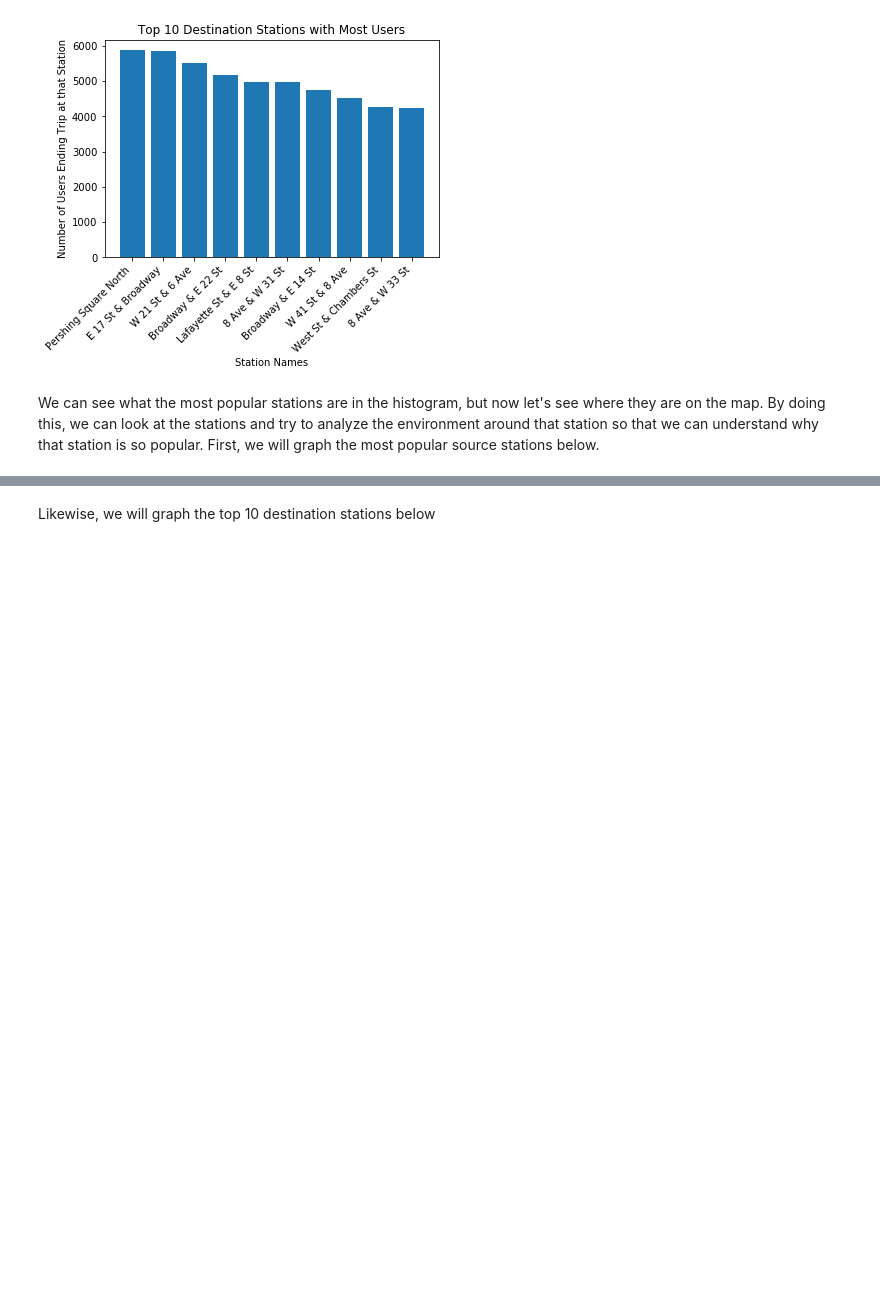
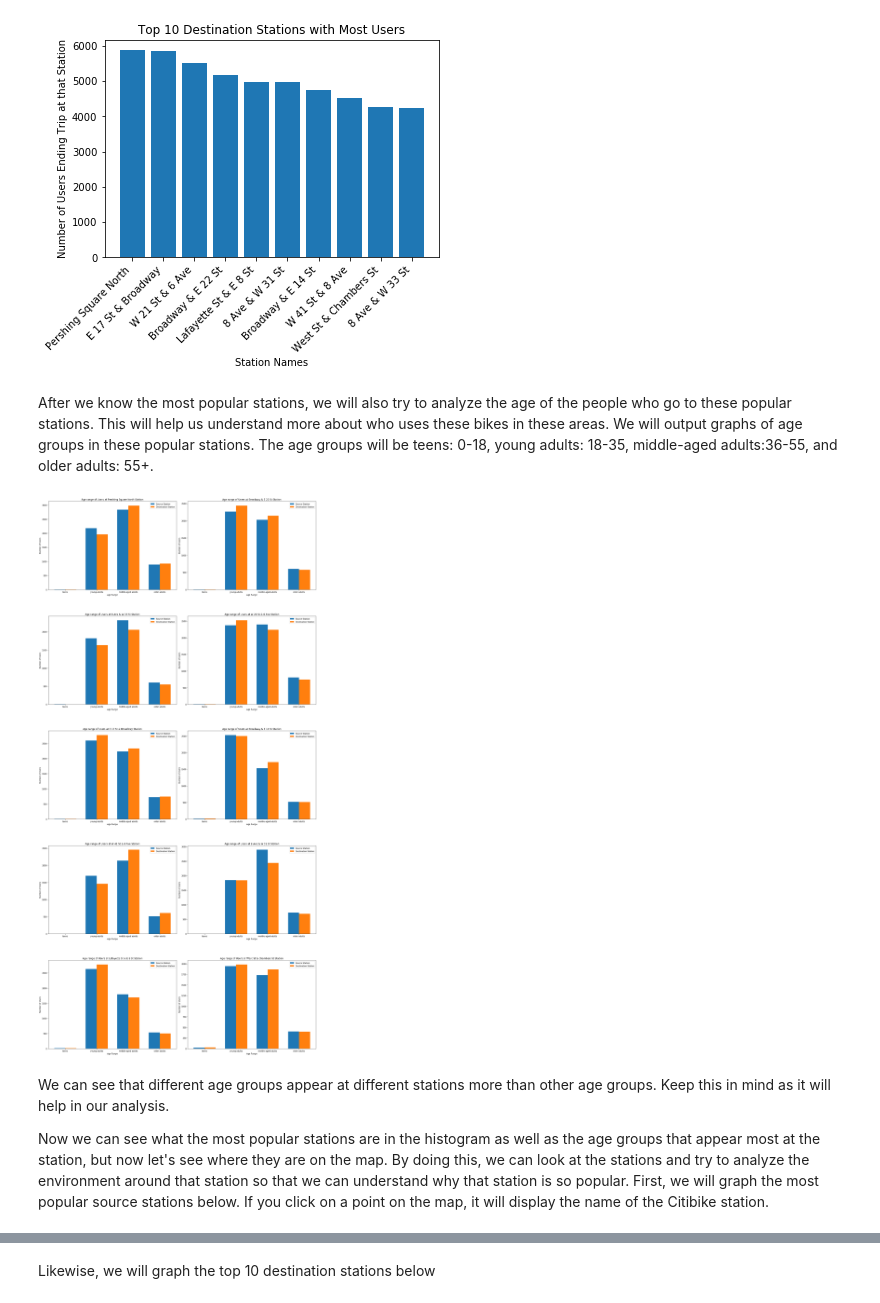
Before and after one commit to arunsrinivas20/arunsrinivas20.github.io, a Jupyter notebook: Andrew_Arun_Matt_CMSC320_Final.ipynb, the cells around one changed output, grey strips where cells are left out. Saved outputs shown, nothing was run; the diff lists cells and outputs as text; code cells hidden in the pictures; blank space fills up the shorter version.

```diff
--- a/Andrew_Arun_Matt_CMSC320_Final.ipynb
+++ b/Andrew_Arun_Matt_CMSC320_Final.ipynb
@@ -385,8 +402,69 @@ ax2.set_title('Top 10 Destination Stations with Most Users')
 Text(0.5, 1.0, 'Top 10 Destination Stations with Most Users')
 [figure]
 [figure]
+# %% [markdown]
+After we know the most popular stations, we will also try to analyze the age of the people who go to these popular stations. This will help us understand more about who uses these bikes in these areas. We will output graphs of age groups in these popular stations. The age groups will be teens: 0-18, young adults: 18-35, middle-aged adults:36-55, and older adults: 55+.
+# %%
+# Add new age column
+bikes_df['age'] = bikes_df['year']-bikes_df['birth year']
+
+# The variables below will correspond to the subplot matrix
+# where i represents the row and j represents the column
+i = 0
+j = 0
+
+fig, ax1 = plt.subplots(5, 2, figsize=(20, 40))
+for name in top_x_start:
+    current_subset = bikes_df.loc[bikes_df['start station name'] == name]
+    age_hash_start = {'teens':0, 'young adults': 0, 'middle-aged adults': 0, 'older adults': 0}
+
+    for index, row in current_subset.iterrows():
+        user_age = row['age']
+        if user_age < 18:
+            age_hash_start['teens'] += 1
+        elif user_age < 36:
+            age_hash_start['young adults'] += 1
+        elif user_age < 55:
+            age_hash_start['middle-aged adults'] += 1
+        else:
+            age_hash_start['older adults'] += 1
+
+    current_subset = bikes_df.loc[bikes_df['end station name'] == name]
+    age_hash_end = {'teens':0, 'young adults': 0, 'middle-aged adults': 0, 'older adults': 0}
+
+    for index, row in current_subset.iterrows():
+        user_age = row['age']
+        if user_age < 18:
+            age_hash_end['teens'] += 1
+        elif user_age < 36:
+            age_hash_end['young adults'] += 1
+        elif user_age < 55:
+            age_hash_end['middle-aged adults'] += 1
+        else:
+            age_hash_end['older adults'] += 1
+
+    ind = np.arange(4)
+
+    ax = ax1[i % 5, j % 2]
+    ax.bar(ind, list(age_hash_start.values()), .35, label='Source Station', align='center')
+    ax.bar(ind+.35, list(age_hash_end.values()), .35, label='Destination Station', align='center')
+    ax.set_xlabel('Age Range')
+    ax.set_xticks(ind+.35/2)
+    ax.set_xticklabels(list(age_hash_end.keys()))
+    ax.set_ylabel('Number of Users')
+    ax.set_title('Age range of Users at ' + name + ' Station')
+    ax.legend()
+    i += 1
+    j += 1
+
+fig.tight_layout()
+fig.subplots_adjust(hspace=0.3)
+# %% [output]
+[figure, added]
 # %% [markdown]
-We can see what the most popular stations are in the histogram, but now let's see where they are on the map. By doing this, we can look at the stations and try to analyze the environment around that station so that we can understand why that station is so popular. First, we will graph the most popular source stations below.
+We can see that different age groups appear at different stations more than other age groups. Keep this in mind as it will help in our analysis.
+
+Now we can see what the most popular stations are in the histogram as well as the age groups that appear most at the station, but now let's see where they are on the map. By doing this, we can look at the stations and try to analyze the environment around that station so that we can understand why that station is so popular. First, we will graph the most popular source stations below. If you click on a point on the map, it will display the name of the Citibike station.
 # %%
 map_osm = folium.Map(location=[40.7300, -74.0007], zoom_start=13)
 
```
Also changed, not shown: parts of 8 cells of this notebook.
